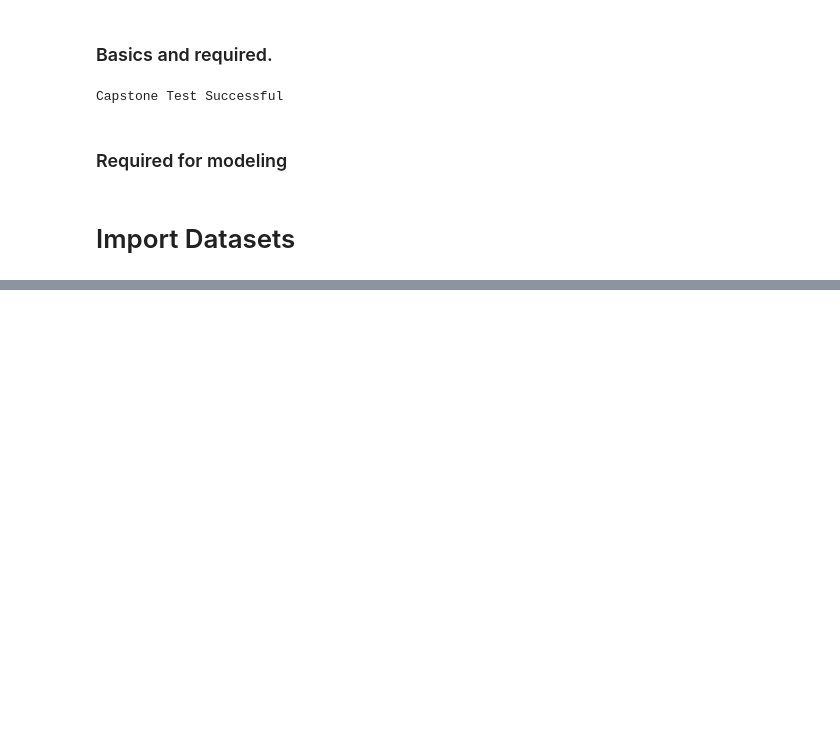
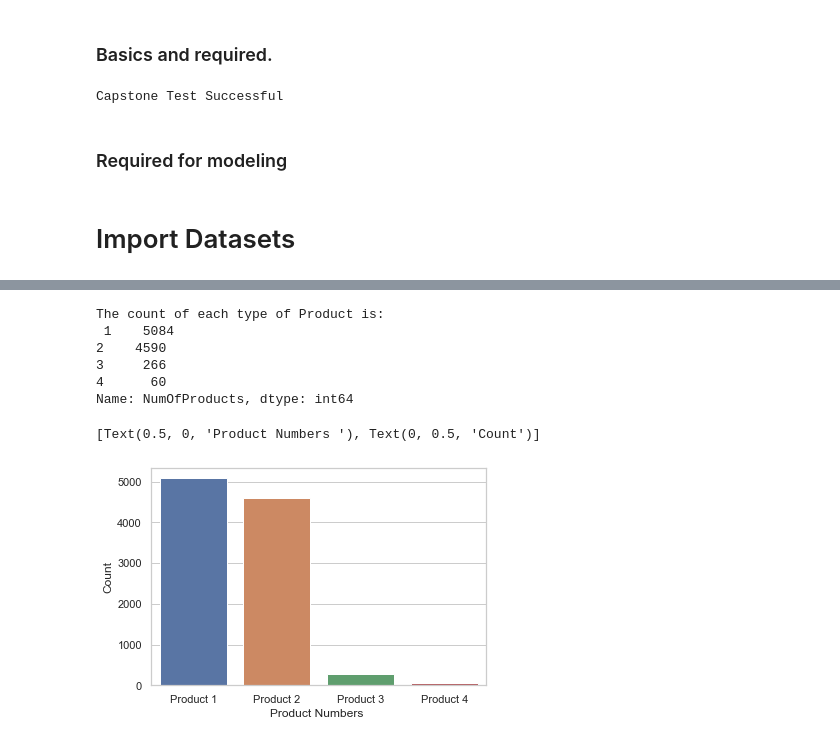
Before and after one commit to mascarenhasneil/ChurnModeling, a Jupyter notebook: ChurnModeling-Notebook.ipynb, the cells around one changed output, grey strips where cells are left out. Drawn from its saved outputs; the diff is of its cells as text; code cells hidden in the pictures; blank space fills up the shorter version.

```diff
--- a/ChurnModeling-Notebook.ipynb
+++ b/ChurnModeling-Notebook.ipynb
@@ -68,0 +183,14 @@ bank_customers_data = pd.read_csv('Data\Churn_Modelling.csv')
+# %%
+print("The count of each type of Product is:\n",bank_customers_data.NumOfProducts.value_counts())
+ax = sns.countplot(data=bank_customers_data, x='NumOfProducts')
+ax.set_xticklabels(['Product 1','Product 2',"Product 3","Product 4"])
+ax.set(xlabel='Product Numbers ', ylabel='Count')
+# %% [output]
+The count of each type of Product is:
+ 1    5084
+2    4590
+3     266
+4      60
+Name: NumOfProducts, dtype: int64
+[Text(0.5, 0, 'Product Numbers '), Text(0, 0.5, 'Count')]
+[figure, added]
```
Also changed, not shown: parts of 18 cells of this notebook.
